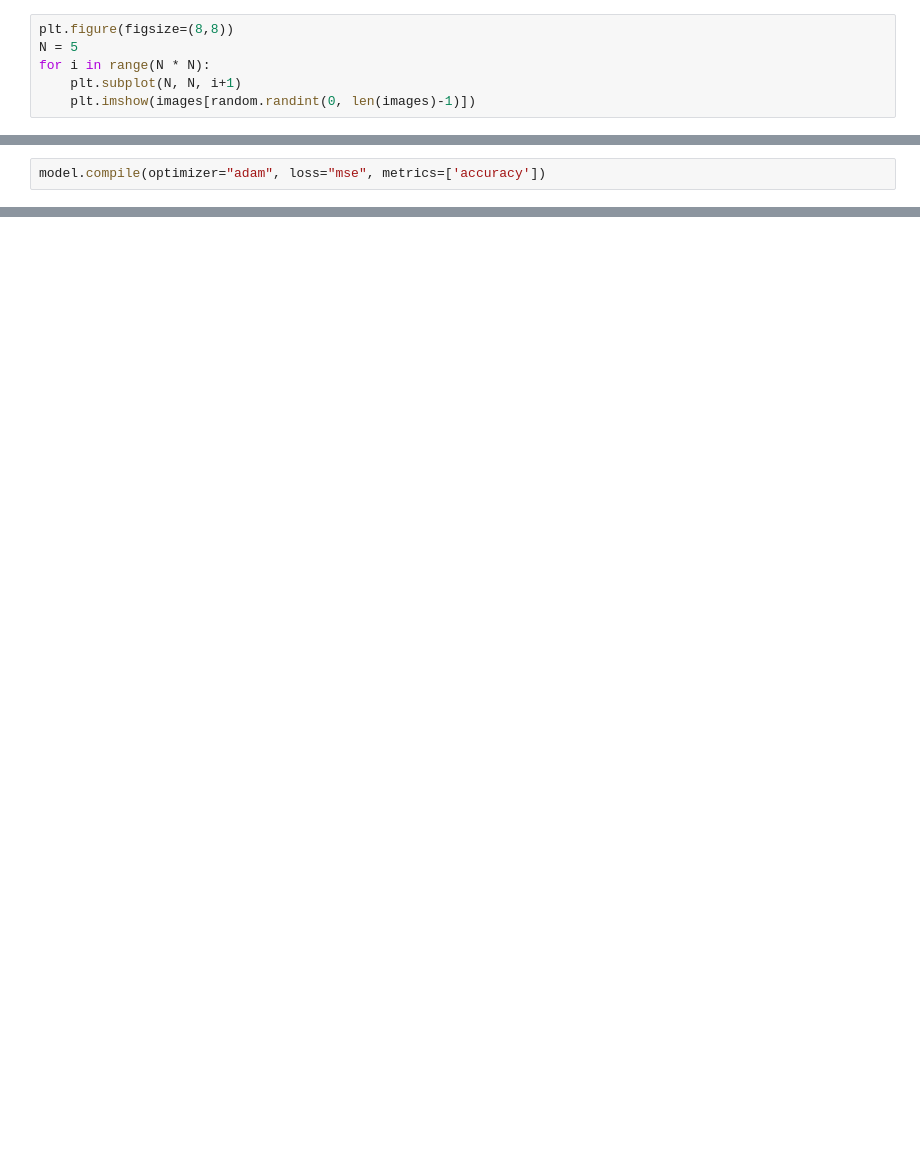
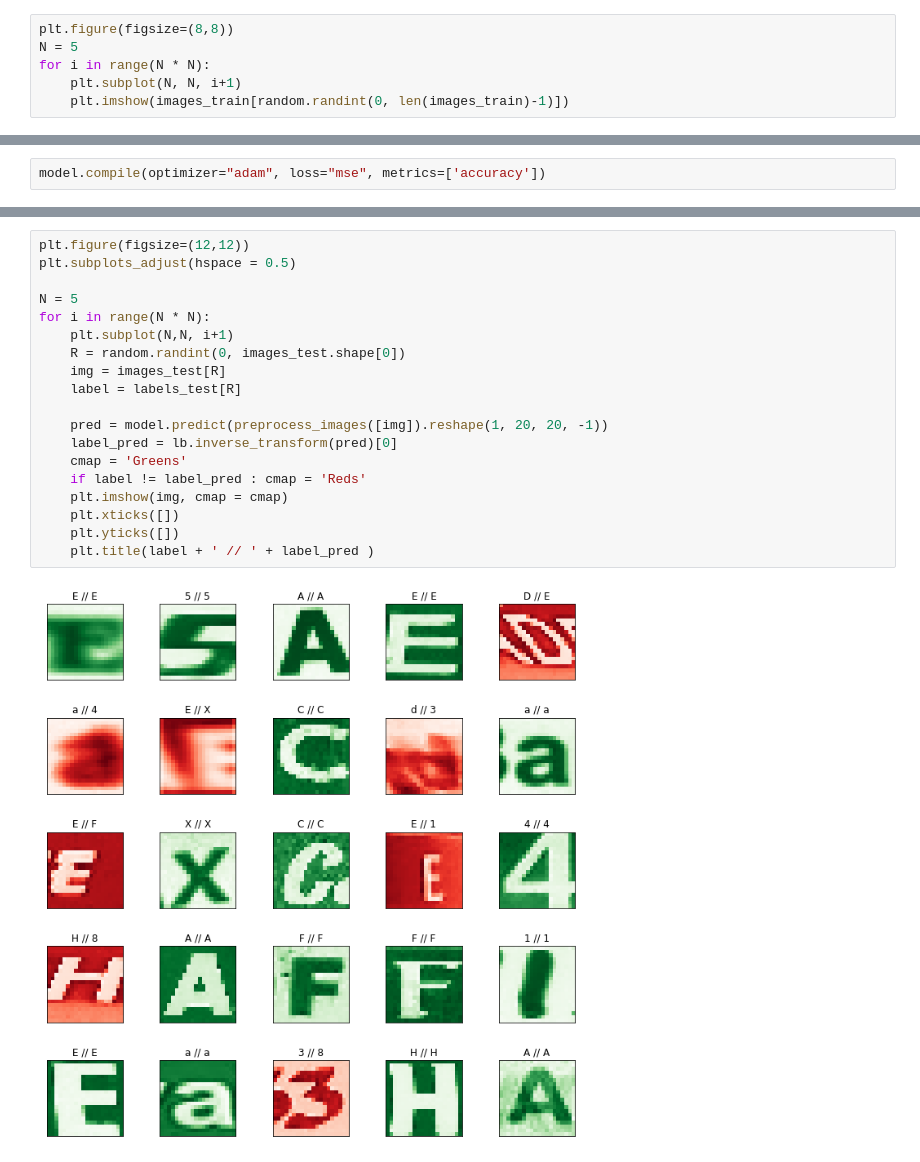
Before and after one commit to tempflip/char_recognition, a Jupyter notebook: char_classify.ipynb, the cells around one changed output, grey strips where cells are left out. Cells and saved outputs as stored; diff of their text form; blank space fills up the shorter version.

```diff
--- a/char_classify.ipynb
+++ b/char_classify.ipynb
@@ -163,5 +177,5 @@ plt.figure(figsize=(8,8))
 N = 5
 for i in range(N * N):
     plt.subplot(N, N, i+1)
-    plt.imshow(images[random.randint(0, len(images)-1)])
+    plt.imshow(images_train[random.randint(0, len(images_train)-1)])
 # %% [output]
@@ -320,0 +342,21 @@ plt.imshow(cm, cmap = plt.cm.Reds)
+# %%
+plt.figure(figsize=(12,12))
+plt.subplots_adjust(hspace = 0.5)
+
+N = 5
+for i in range(N * N):
+    plt.subplot(N,N, i+1)
+    R = random.randint(0, images_test.shape[0])
+    img = images_test[R]
+    label = labels_test[R]
+
+    pred = model.predict(preprocess_images([img]).reshape(1, 20, 20, -1))
+    label_pred = lb.inverse_transform(pred)[0]
+    cmap = 'Greens'
+    if label != label_pred : cmap = 'Reds'
+    plt.imshow(img, cmap = cmap)
+    plt.xticks([])
+    plt.yticks([])
+    plt.title(label + ' // ' + label_pred )
+# %% [output]
+[figure, added]
```
Also changed, not shown: parts of 20 cells of this notebook.
